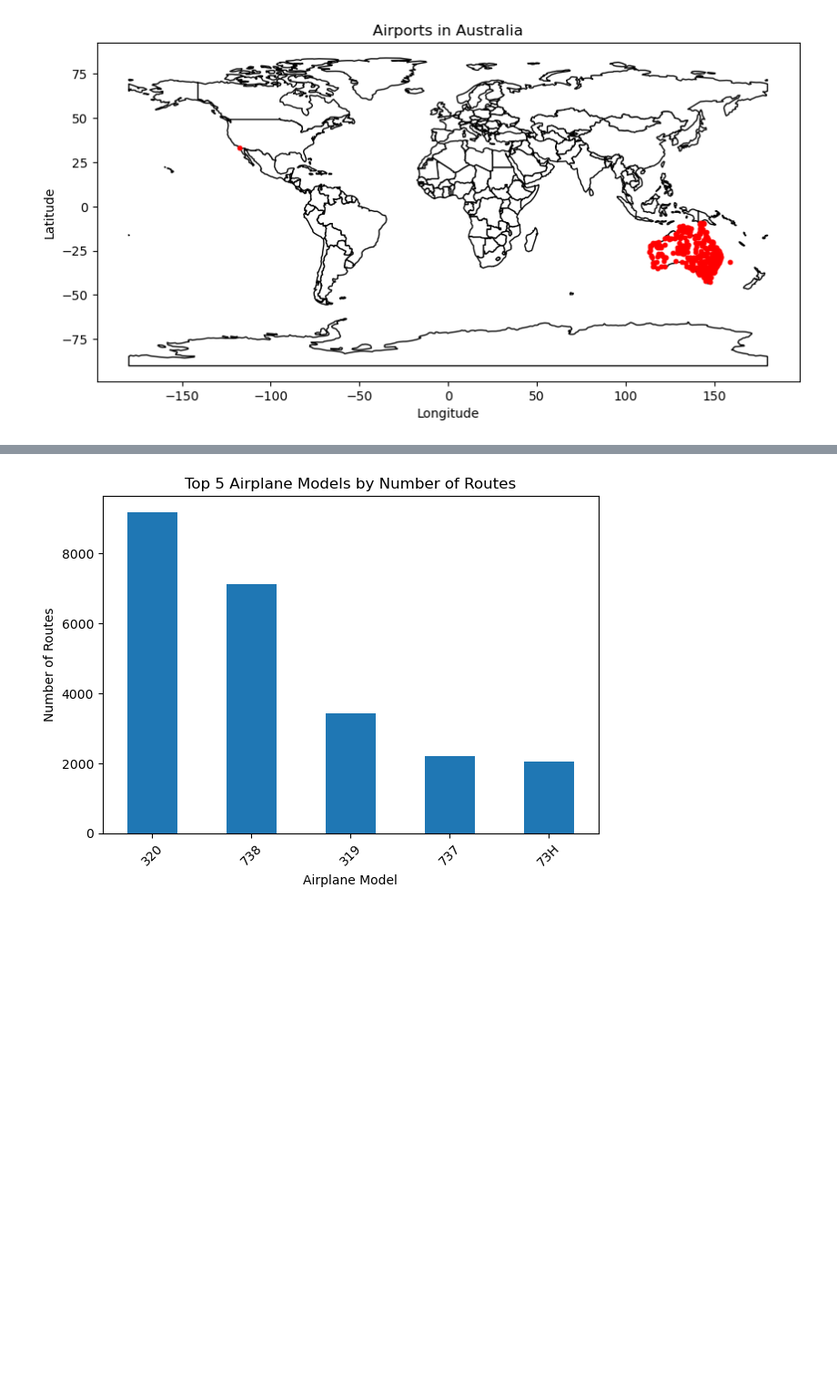
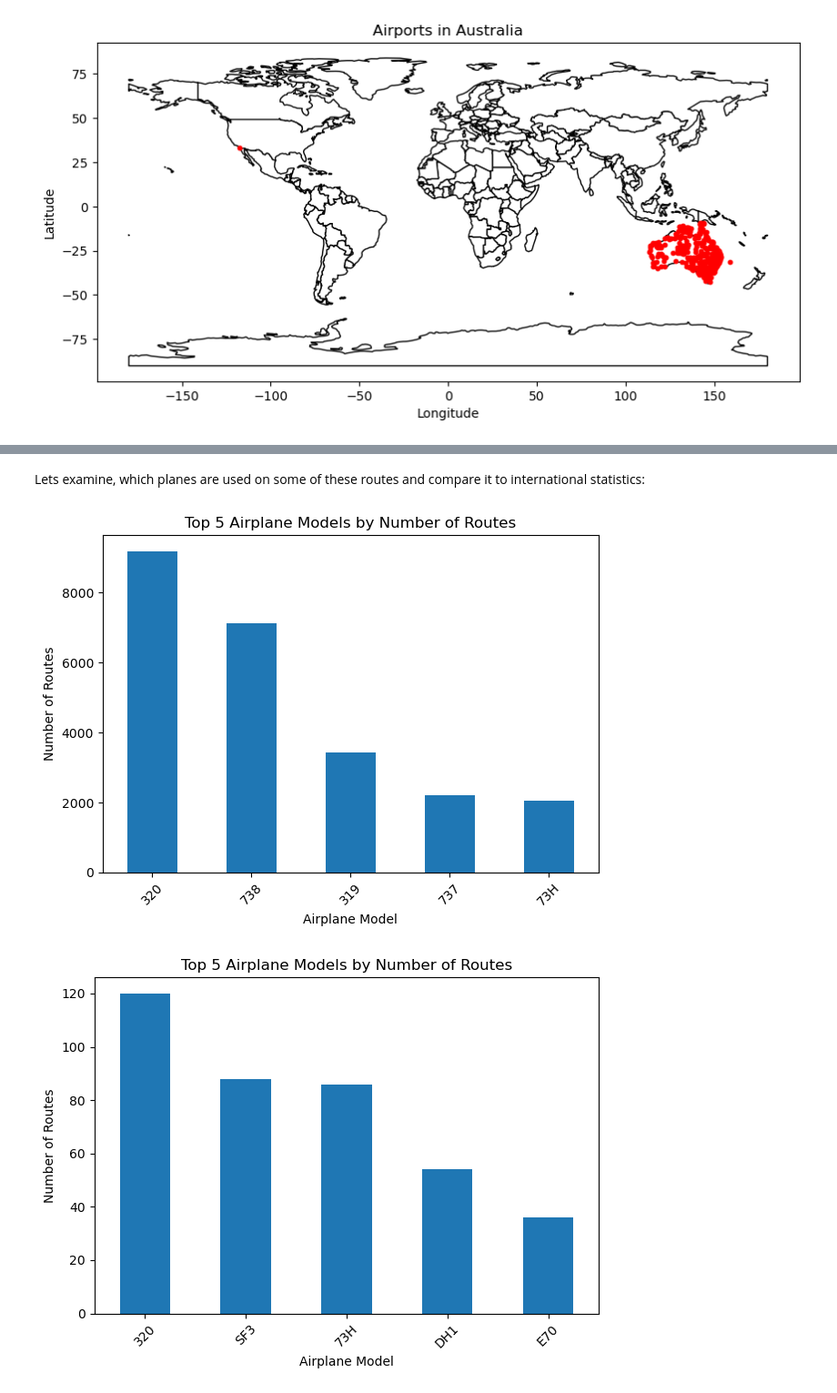
Before and after one commit to BenjaminSchmidt2000/flight-predictor, a Jupyter notebook: Showcase_Notebook.ipynb, the cells around one changed output, grey strips where cells are left out. Shown at 91% size. Drawn from its saved outputs; the diff is of its cells as text; code cells hidden in the pictures; blank space fills up the shorter version.

```diff
--- a/Showcase_Notebook.ipynb
+++ b/Showcase_Notebook.ipynb
@@ -49,4 +71,9 @@ data_downloader.plot_flights("BNE", fig = True)
-# %%
-data_downloader.plot_top_airplane_models()
-# %% [output]
-[figure, removed]
+# %% [markdown]
+Lets examine, which planes are used on some of these routes and compare it to international statistics:
+# %%
+data_downloader.plot_top_airplane_models()
+data_downloader.plot_top_airplane_models("Australia")
+data_downloader.plot_top_airplane_models(["Australia","New Zealand"])
+# %% [output]
+[figure, added]
+[figure, added]
```
Also changed, not shown: parts of 16 cells of this notebook, 2 other files.
